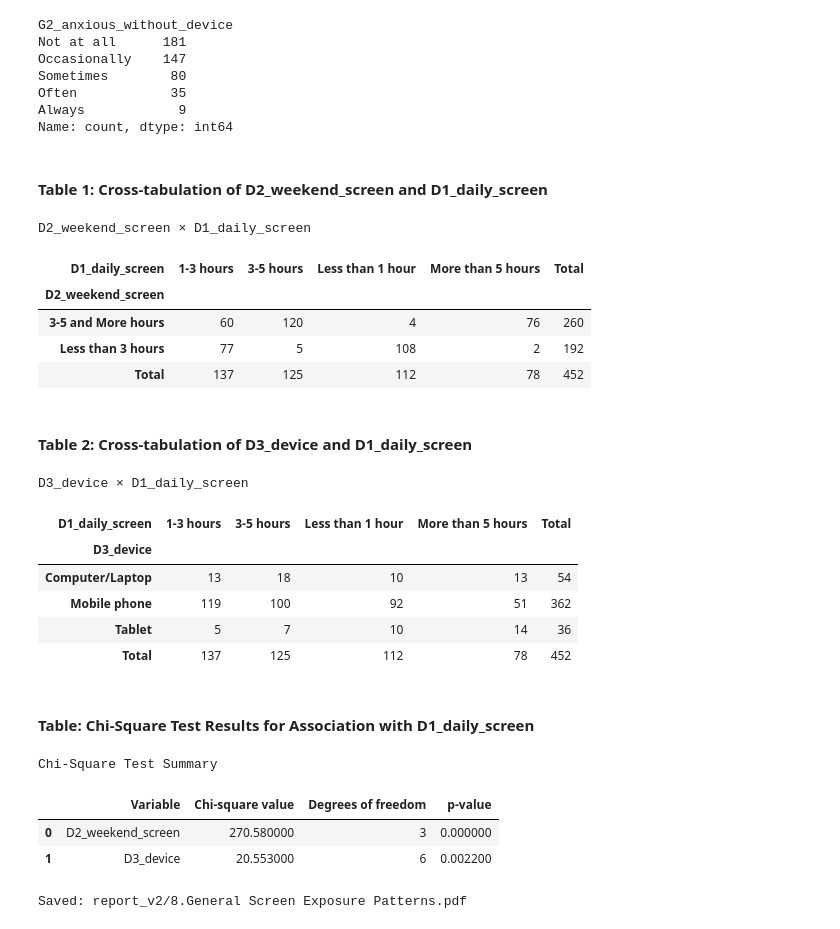
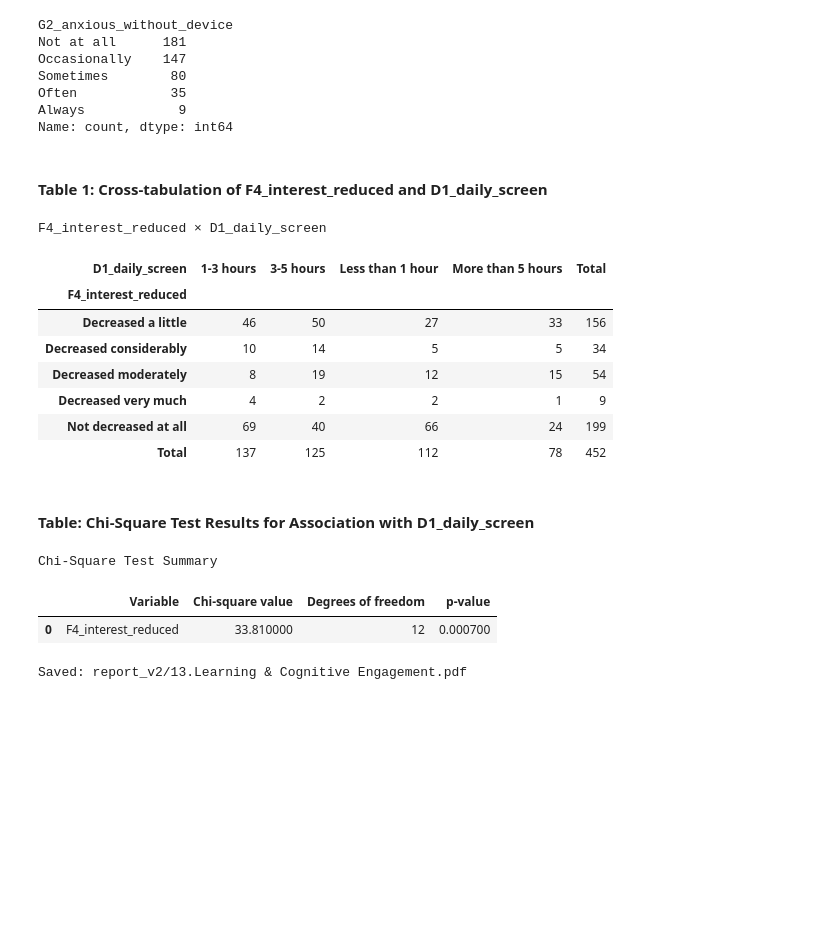
Before and after one commit to arshadziban/team_insightify, a Jupyter notebook: 2_cross_tab_analysis.ipynb, the cells around one changed output. Drawn from its saved outputs; the diff is of its cells as text; code cells hidden in the pictures; blank space fills up the shorter version.

```diff
--- a/2_cross_tab_analysis.ipynb
+++ b/2_cross_tab_analysis.ipynb
@@ -564,54 +564,48 @@ def analysis(df, target, variables, section_title, save_image=True, filename="an
             if row == 0:
                 cell.set_text_props(fontweight='bold', fontfamily='Times New Roman')
                 cell.set_linewidth(1)
                 cell.visible_edges = 'TB'
             else:
                 cell.set_linewidth(0.5)
                 cell.visible_edges = 'B'
 
             if row == len(chi_df):
                 cell.set_linewidth(1)
                 cell.visible_edges = 'B'
 
         plt.subplots_adjust(top=0.96, bottom=0.04, hspace=0.25, left=0.02, right=0.98)
 
         # Save as PDF
         with PdfPages(filename) as pdf:
             pdf.savefig(fig, facecolor='white', dpi=300)
         plt.close()
 
         plt.rcParams['font.family'] = plt.rcParamsDefault['font.family']
         print(f"Saved: {filename}")
 
     return chi_square_table
 
 target = 'D1_daily_screen'
-variables = ['D2_weekend_screen','D3_device']
+variables = ['F4_interest_reduced']
 
 
-_ = analysis(df, target, variables, section_title="General Screen Exposure Patterns", filename="report_v2/8.General Screen Exposure Patterns.pdf")
+_ = analysis(df, target, variables, section_title="Learning & Cognitive Engagement", filename="report_v2/13.Learning & Cognitive Engagement.pdf")
 # %% [output]
-Table 1: Cross-tabulation of D2_weekend_screen and D1_daily_screen
+Table 1: Cross-tabulation of F4_interest_reduced and D1_daily_screen
-D2_weekend_screen × D1_daily_screen
+F4_interest_reduced × D1_daily_screen
 | D1_daily_screen | 1-3 hours | 3-5 hours | Less than 1 hour | More than 5 hours | Total |
-| D2_weekend_screen |  |  |  |  |  |
-| 3-5 and More hours | 60 | 120 | 4 | 76 | 260 |
-| Less than 3 hours | 77 | 5 | 108 | 2 | 192 |
+| F4_interest_reduced |  |  |  |  |  |
+| Decreased a little | 46 | 50 | 27 | 33 | 156 |
+| Decreased considerably | 10 | 14 | 5 | 5 | 34 |
+| Decreased moderately | 8 | 19 | 12 | 15 | 54 |
+| Decreased very much | 4 | 2 | 2 | 1 | 9 |
+| Not decreased at all | 69 | 40 | 66 | 24 | 199 |
 | Total | 137 | 125 | 112 | 78 | 452 |
-Table 2: Cross-tabulation of D3_device and D1_daily_screen
+Table: Chi-Square Test Results for Association with D1_daily_screen
-D3_device × D1_daily_screen
+Chi-Square Test Summary
-| D1_daily_screen | 1-3 hours | 3-5 hours | Less than 1 hour | More than 5 hours | Total |
-| D3_device |  |  |  |  |  |
-| Computer/Laptop | 13 | 18 | 10 | 13 | 54 |
-| Mobile phone | 119 | 100 | 92 | 51 | 362 |
-| Tablet | 5 | 7 | 10 | 14 | 36 |
-| Total | 137 | 125 | 112 | 78 | 452 |
+|  | Variable | Chi-square value | Degrees of freedom | p-value |
+| 0 | F4_interest_reduced | 33.810000 | 12 | 0.000700 |
-Table: Chi-Square Test Results for Association with D1_daily_screen
-Chi-Square Test Summary
+Saved: report_v2/13.Learning & Cognitive Engagement.pdf
-|  | Variable | Chi-square value | Degrees of freedom | p-value |
-| 0 | D2_weekend_screen | 270.580000 | 3 | 0.000000 |
-| 1 | D3_device | 20.553000 | 6 | 0.002200 |
-Saved: report_v2/8.General Screen Exposure Patterns.pdf
 # %%
 # from scipy.stats import chi2_contingency
 # from IPython.display import display, HTML
```
